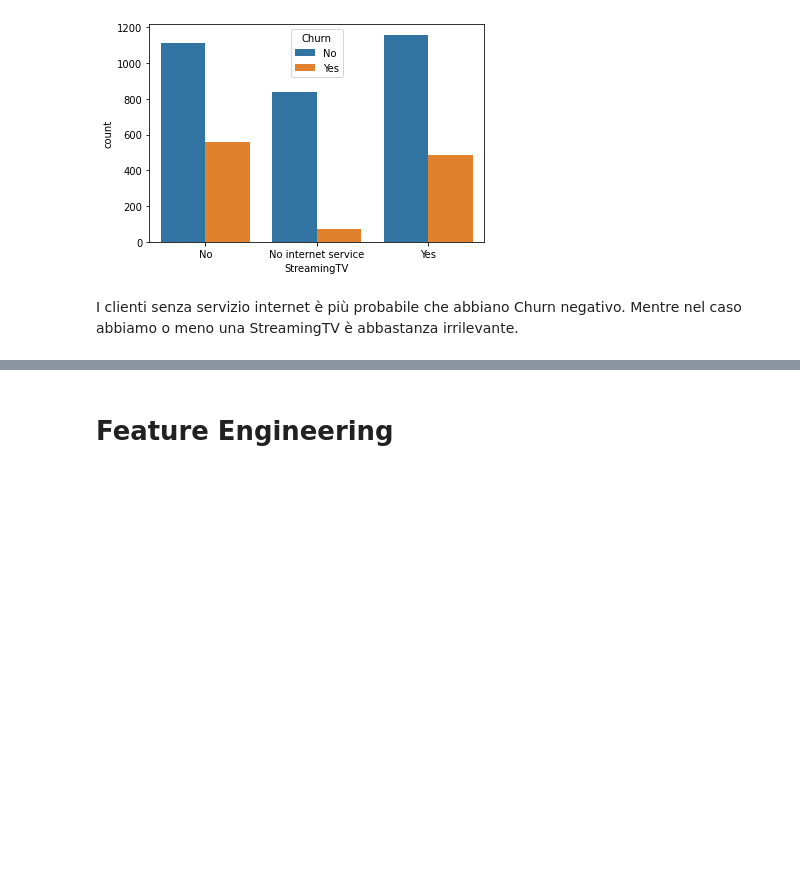
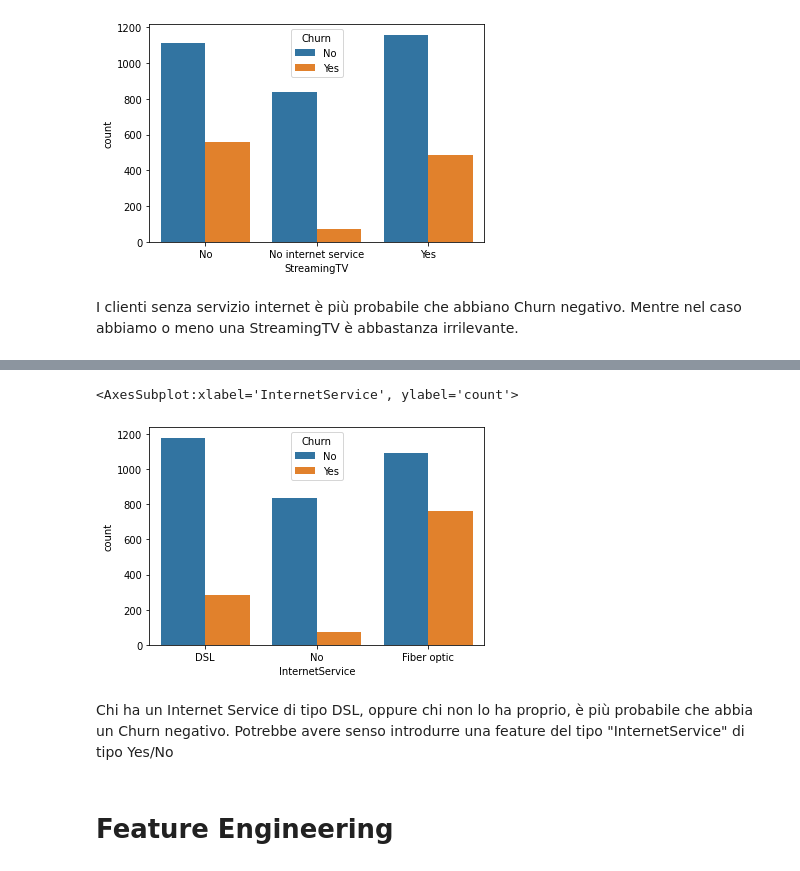
Before and after one commit to muccijacopo/TelcoChurn-Challenge-AI, a Jupyter notebook: training.ipynb, the cells around one changed output, grey strips where cells are left out. Saved outputs shown, nothing was run; the diff lists cells and outputs as text; code cells hidden in the pictures; blank space fills up the shorter version.

```diff
--- a/training.ipynb
+++ b/training.ipynb
@@ -216,3 +217,10 @@ sns.heatmap(xticklabels=corr.columns, yticklabels=corr.columns, data=corr, annot
+# %%
+sns.countplot(x='InternetService', hue='Churn', data=train)
+# %% [output]
+<AxesSubplot:xlabel='InternetService', ylabel='count'>
+[figure, added]
+# %% [markdown]
+Chi ha un Internet Service di tipo DSL, oppure chi non lo ha proprio, è più probabile che abbia un Churn negativo. Potrebbe avere senso introdurre una feature del tipo "InternetService" di tipo Yes/No
 # %% [markdown]
 # Feature Engineering
 # %%
```
Also changed, not shown: parts of 9 cells of this notebook, 2 other files.
